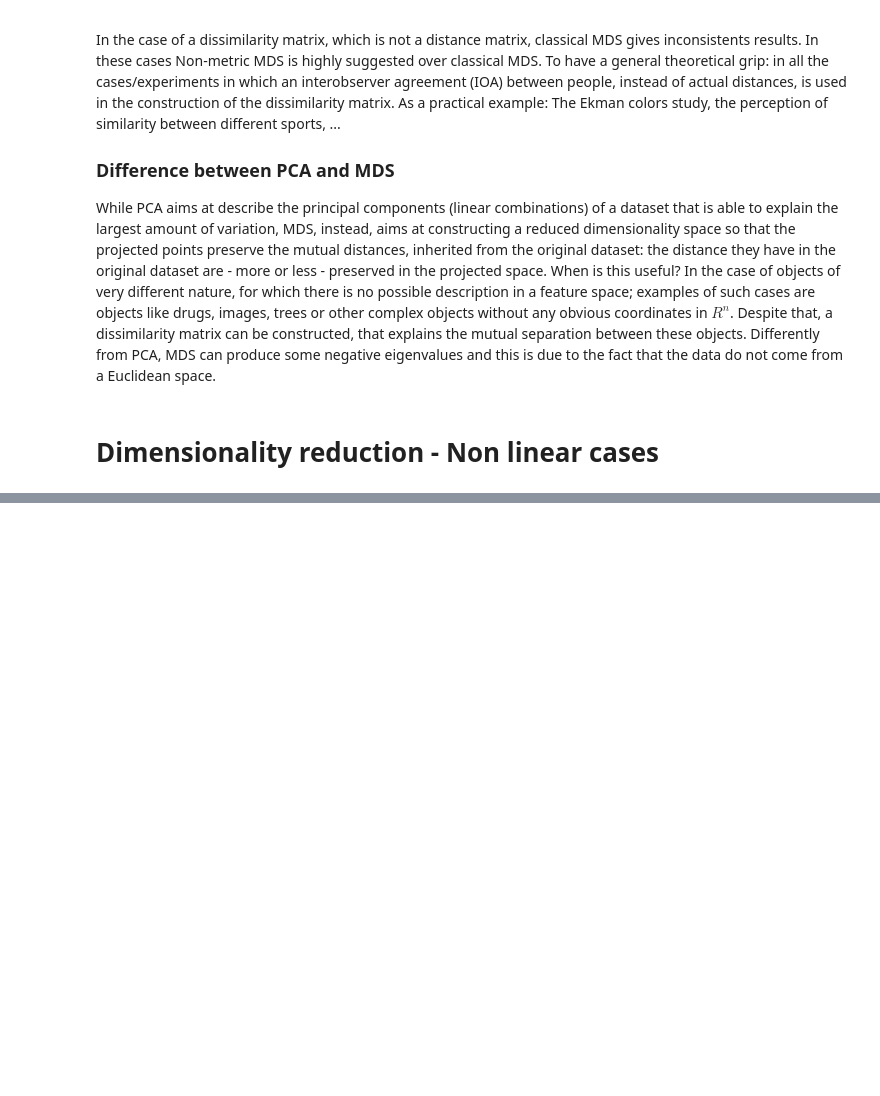
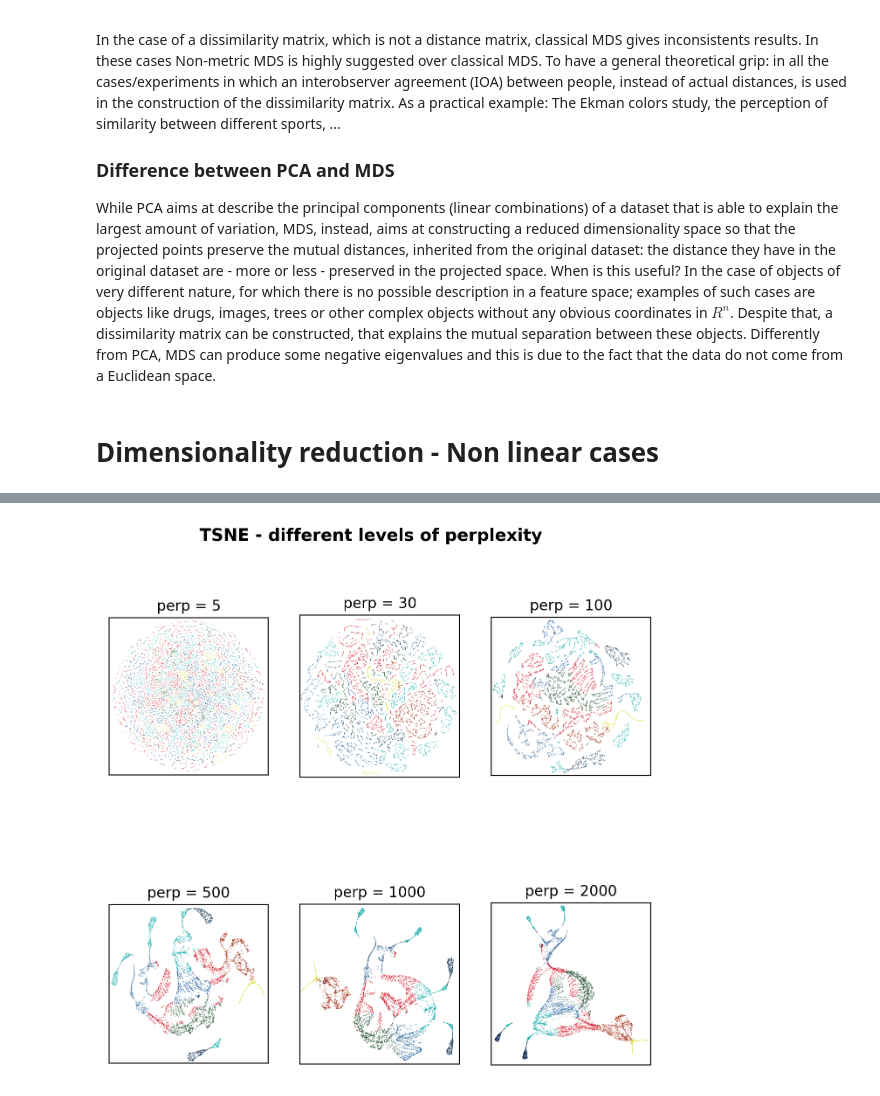
Before and after one commit to leoventuroso/data-viz, a Jupyter notebook: Dimensionality Reduction.ipynb, the cells around one changed output, grey strips where cells are left out. Saved outputs shown, nothing was run; the diff lists cells and outputs as text; code cells hidden in the pictures; blank space fills up the shorter version.

Commit message:
added TSNE and UMAP, with examples :fire:

```diff
--- a/Dimensionality Reduction.ipynb
+++ b/Dimensionality Reduction.ipynb
@@ -356,0 +474,41 @@ If we consider the double swiss roll, which is the same as swiss roll, but with
+# %%
+fig, ax = plt.subplots(2, 3, figsize = (8, 8), dpi = 200)
+
+perp5 = plt.imread('perp5.png')
+perp30 = plt.imread('perp30.png')
+perp100 = plt.imread('perp100.png')
+perp500 = plt.imread('perp500.png')
+perp1000 = plt.imread('perp1000.png')
+perp2000 = plt.imread('perp2000.png')
+
+ax[0, 0].imshow(perp5)
+ax[0, 0].set_title('perp = 5')
+ax[0, 0].set_xticks([]), ax[0, 0].set_yticks([])
+
+ax[0, 1].imshow(perp30)
+ax[0, 1].set_title('perp = 30')
+ax[0, 1].set_xticks([]), ax[0, 1].set_yticks([])
+
+ax[0, 2].imshow(perp100)
+ax[0, 2].set_title('perp = 100')
+ax[0, 2].set_xticks([]), ax[0, 2].set_yticks([])
+
+ax[1, 0].imshow(perp500)
+ax[1, 0].set_title('perp = 500')
+ax[1, 0].set_xticks([]), ax[1, 0].set_yticks([])
+
+
+ax[1, 1].imshow(perp1000)
+ax[1, 1].set_title('perp = 1000')
+ax[1, 1].set_xticks([]), ax[1, 1].set_yticks([])
+
+ax[1, 2].imshow(perp2000)
+ax[1, 2].set_title('perp = 2000')
+ax[1, 2].set_xticks([]), ax[1, 2].set_yticks([])
+
+fig.text(x = 0.5, y = 0.95, s = 'TSNE - different levels of perplexity', ha = 'center', va = 'top',
+        weight = 'bold', size = 14)
+
+plt.show()
+# %% [output]
+[figure, added]
```
Also changed, not shown: parts of 9 cells of this notebook, 8 other files.
